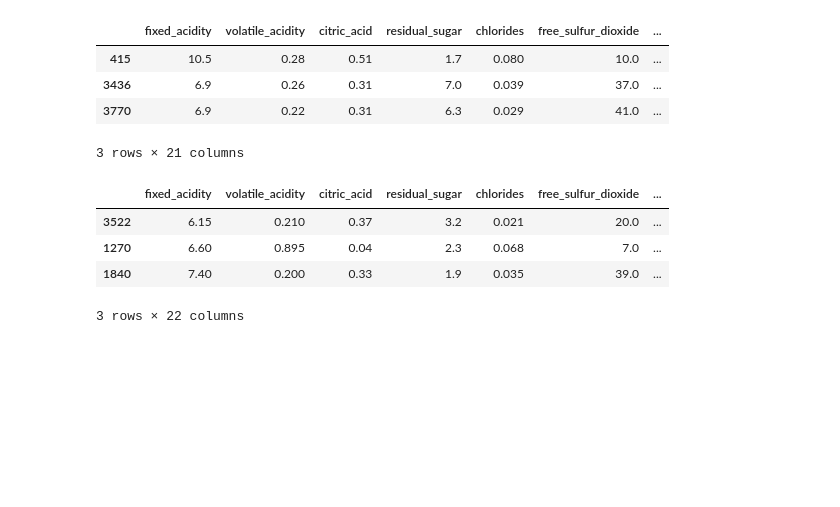
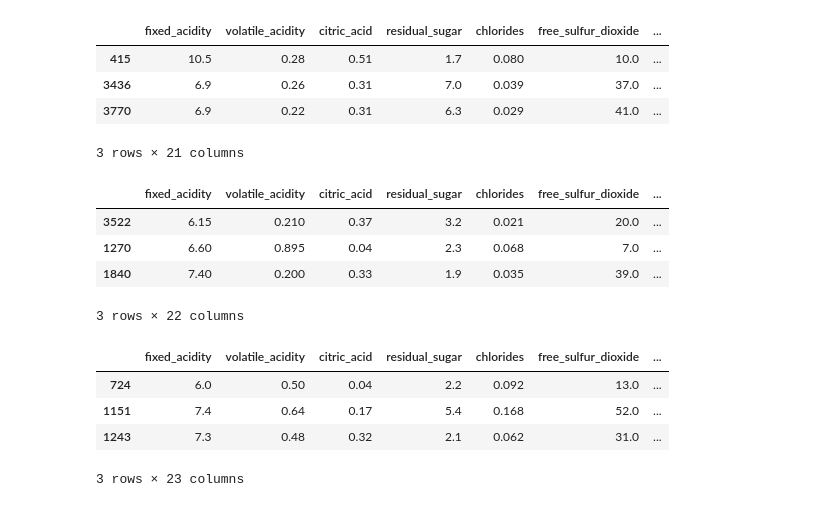
Before and after one commit to Dev-Flurssy/data-science-lab, a Jupyter notebook: Wine Quality/Notebooks/edas.ipynb, the cells around one changed output. Saved outputs shown, nothing was run; the diff lists cells and outputs as text; code cells hidden in the pictures; blank space fills up the shorter version.

Commit message:
Add feature alcohol_level

```diff
--- a/Wine Quality/Notebooks/edas.ipynb
+++ b/Wine Quality/Notebooks/edas.ipynb
@@ -130,3 +130,16 @@ df.sample(3)
 | 1270 | 6.60 | 0.895 | 0.04 | 2.3 | 0.068 | 7.0 | ... |
 | 1840 | 7.40 | 0.200 | 0.33 | 1.9 | 0.035 | 39.0 | ... |
 3 rows × 22 columns
+# %%
+df['alcohol_level'] = pd.cut(
+    df['alcohol'],
+    bins=4,
+    labels=[0,1,2,3])
+
+df.sample(3)
+# %% [output]
+|  | fixed_acidity | volatile_acidity | citric_acid | residual_sugar | chlorides | free_sulfur_dioxide | ... |
+| 724 | 6.0 | 0.50 | 0.04 | 2.2 | 0.092 | 13.0 | ... |
+| 1151 | 7.4 | 0.64 | 0.17 | 5.4 | 0.168 | 52.0 | ... |
+| 1243 | 7.3 | 0.48 | 0.32 | 2.1 | 0.062 | 31.0 | ... |
+3 rows × 23 columns
```
